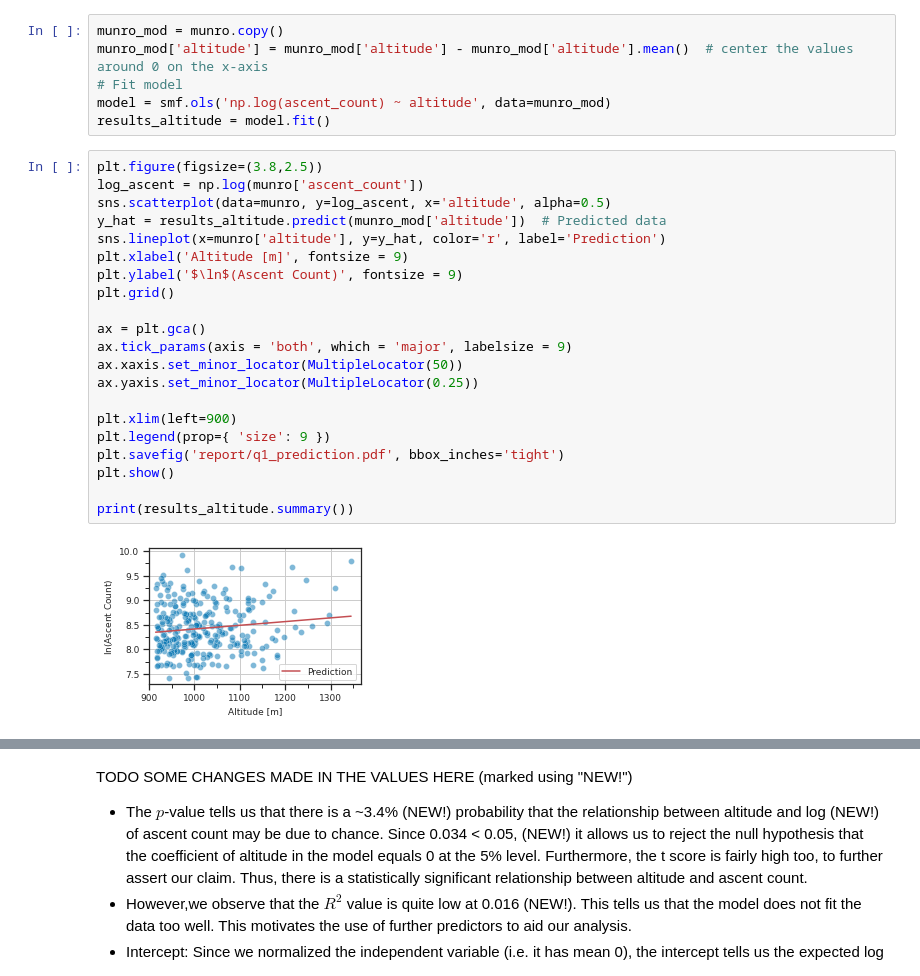
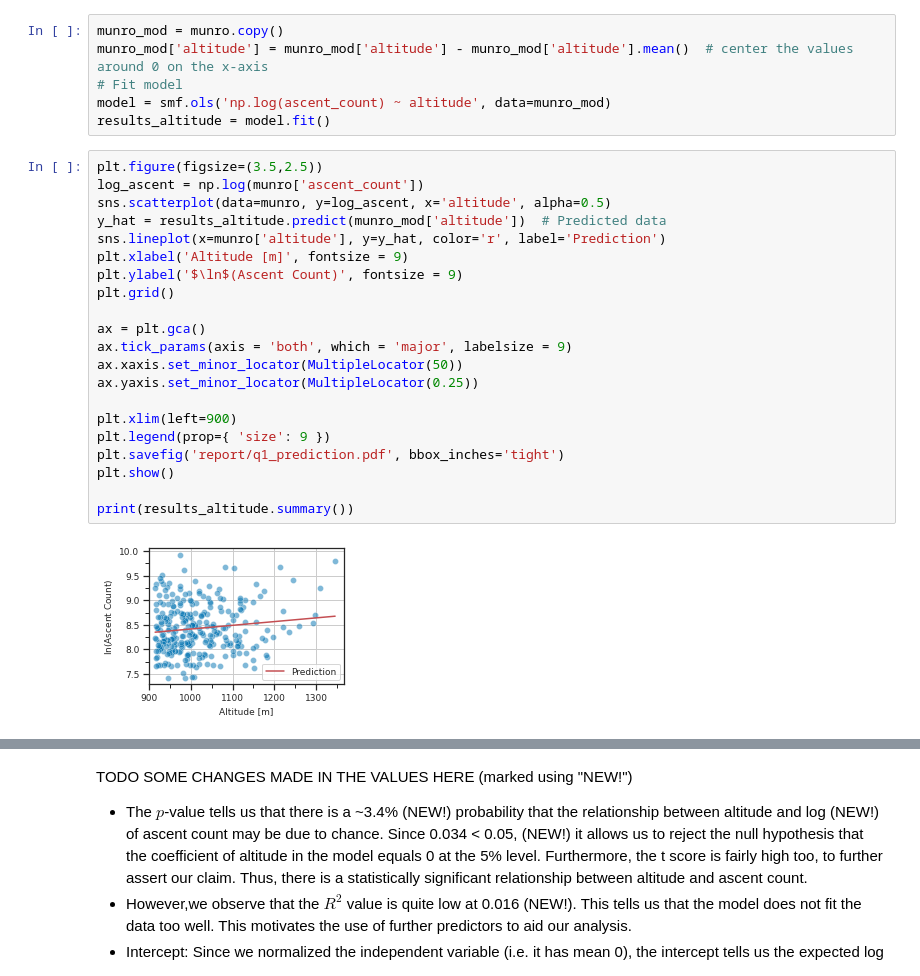
Before and after one commit to filipbalucha/FDS_final_project, a Jupyter notebook: data_analysis.ipynb, the cells around one changed output, grey strips where cells are left out. Drawn from its saved outputs; the diff is of its cells as text.

```diff
--- a/data_analysis.ipynb
+++ b/data_analysis.ipynb
@@ -351,28 +351,28 @@ munro_mod['altitude'] = munro_mod['altitude'] - munro_mod['altitude'].mean()  #
 model = smf.ols('np.log(ascent_count) ~ altitude', data=munro_mod)
 results_altitude = model.fit()
 # %%
-plt.figure(figsize=(3.8,2.5))
+plt.figure(figsize=(3.5,2.5))
 log_ascent = np.log(munro['ascent_count'])
 sns.scatterplot(data=munro, y=log_ascent, x='altitude', alpha=0.5)
 y_hat = results_altitude.predict(munro_mod['altitude'])  # Predicted data
 sns.lineplot(x=munro['altitude'], y=y_hat, color='r', label='Prediction')
 plt.xlabel('Altitude [m]', fontsize = 9)
 plt.ylabel('$\ln$(Ascent Count)', fontsize = 9)
 plt.grid()
 
 ax = plt.gca()
 ax.tick_params(axis = 'both', which = 'major', labelsize = 9)
 ax.xaxis.set_minor_locator(MultipleLocator(50))
 ax.yaxis.set_minor_locator(MultipleLocator(0.25))
 
 plt.xlim(left=900)
 plt.legend(prop={ 'size': 9 })
 plt.savefig('report/q1_prediction.pdf', bbox_inches='tight')
 plt.show()
 
 print(results_altitude.summary())
 # %% [output]
-[figure, old version]
+[figure, new version]
                              OLS Regression Results
 ================================================================================
 Dep. Variable:     np.log(ascent_count)   R-squared:                       0.016
```
Also changed, not shown: parts of 8 cells of this notebook, 6 other files.
